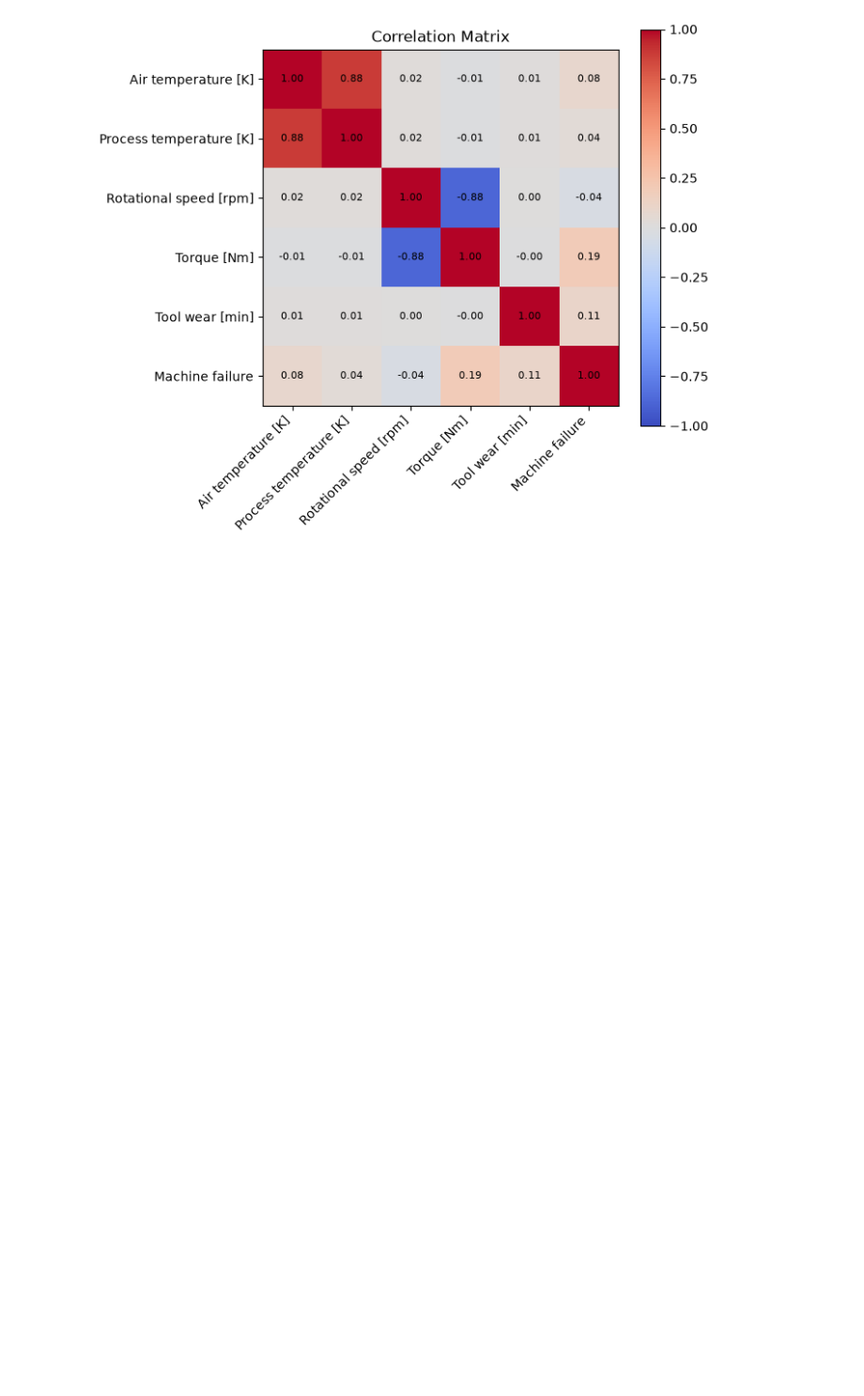
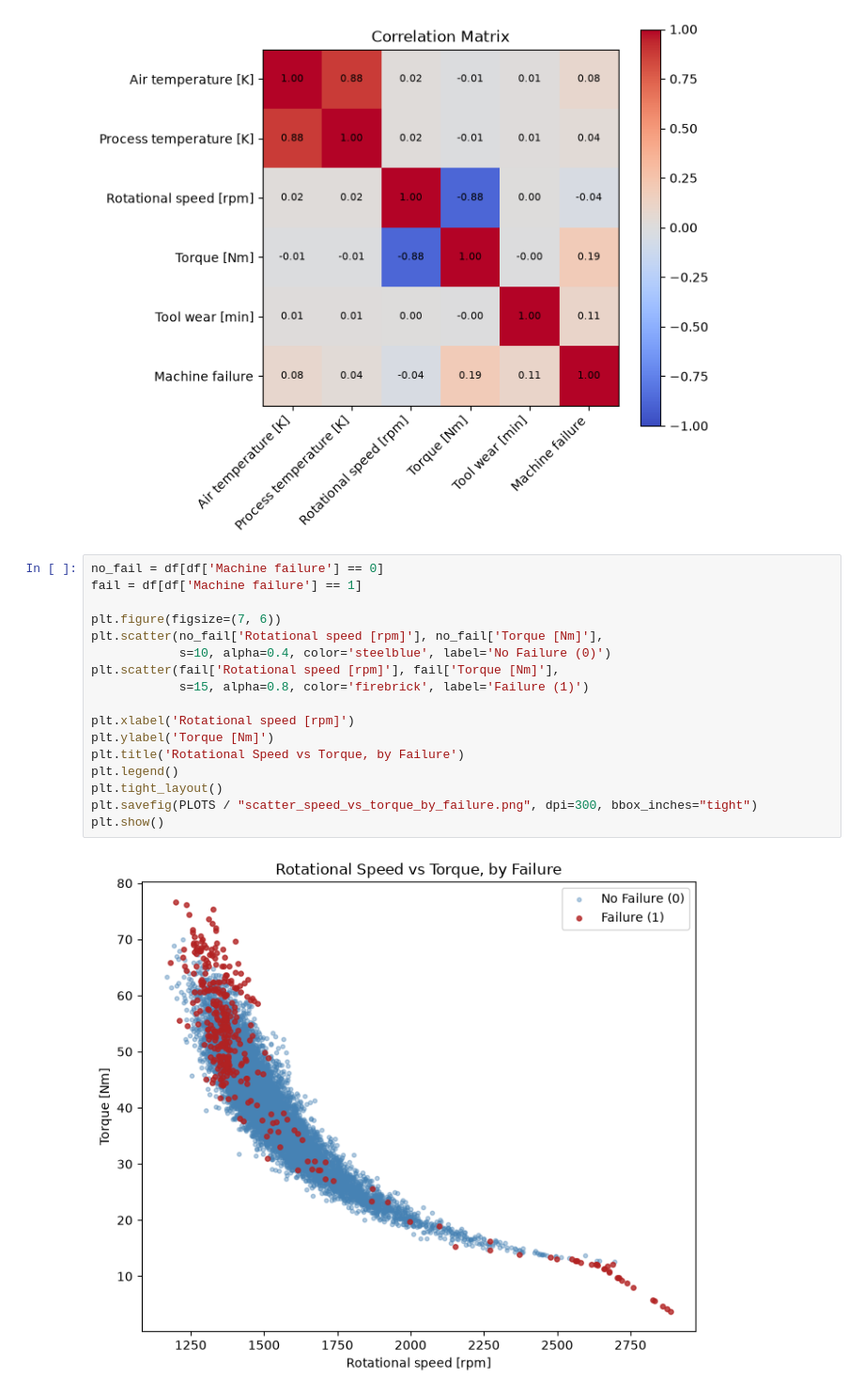
Before and after one commit to AmirmasoudCS/Predictive-Maintenance, a Jupyter notebook: notebooks/inspection.ipynb, the cells around one changed output. Shown at 94% size. Cells and saved outputs as stored; diff of their text form; blank space fills up the shorter version.

Commit message:
Plotting and saving the figure for the rotational speed vs torque categorized by failure

```diff
--- a/notebooks/inspection.ipynb
+++ b/notebooks/inspection.ipynb
@@ -284,3 +284,22 @@ plt.savefig(PLOTS / "correlation_matrix.png", dpi=300, bbox_inches="tight")
 plt.show()
 # %% [output]
 [figure]
+# %%
+no_fail = df[df['Machine failure'] == 0]
+fail = df[df['Machine failure'] == 1]
+
+plt.figure(figsize=(7, 6))
+plt.scatter(no_fail['Rotational speed [rpm]'], no_fail['Torque [Nm]'],
+            s=10, alpha=0.4, color='steelblue', label='No Failure (0)')
+plt.scatter(fail['Rotational speed [rpm]'], fail['Torque [Nm]'],
+            s=15, alpha=0.8, color='firebrick', label='Failure (1)')
+
+plt.xlabel('Rotational speed [rpm]')
+plt.ylabel('Torque [Nm]')
+plt.title('Rotational Speed vs Torque, by Failure')
+plt.legend()
+plt.tight_layout()
+plt.savefig(PLOTS / "scatter_speed_vs_torque_by_failure.png", dpi=300, bbox_inches="tight")
+plt.show()
+# %% [output]
+[figure, added]
```
Also changed, not shown: 1 other file.
